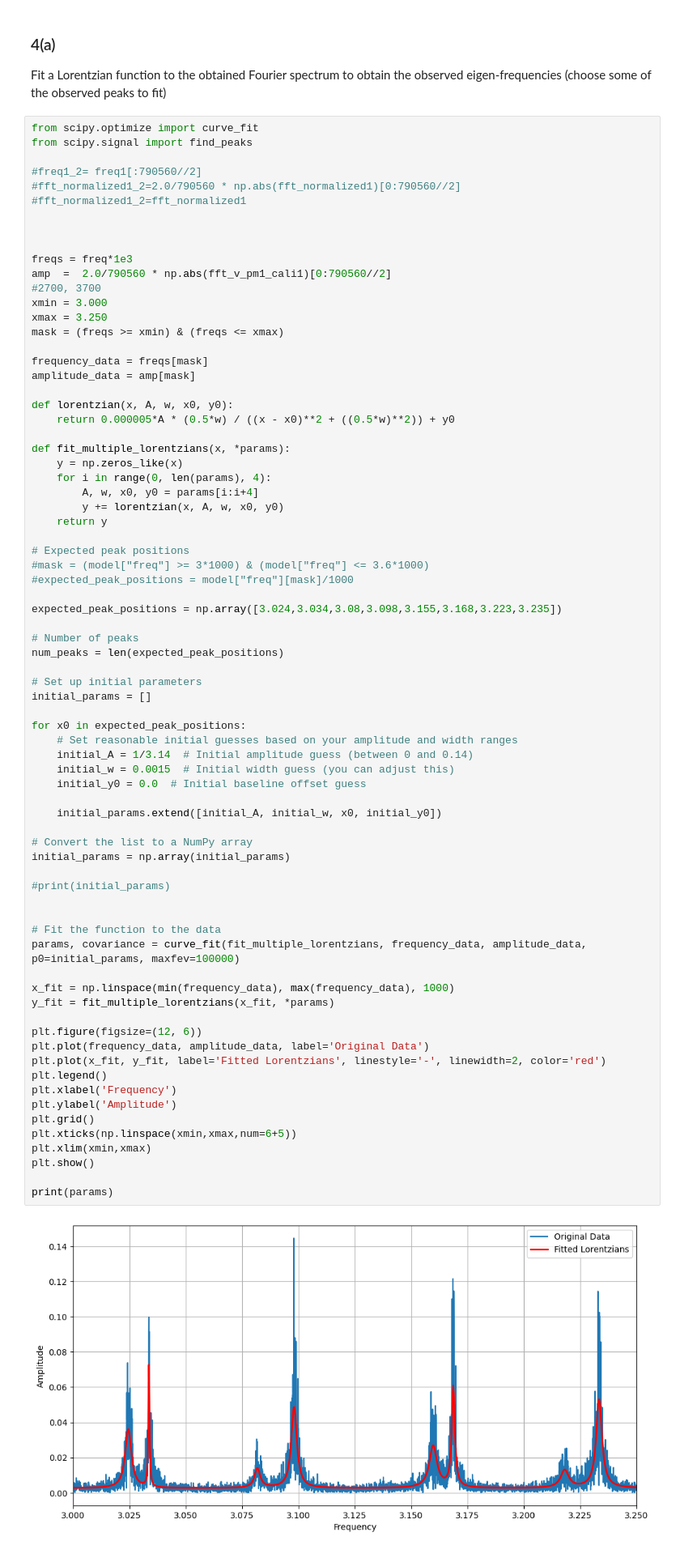
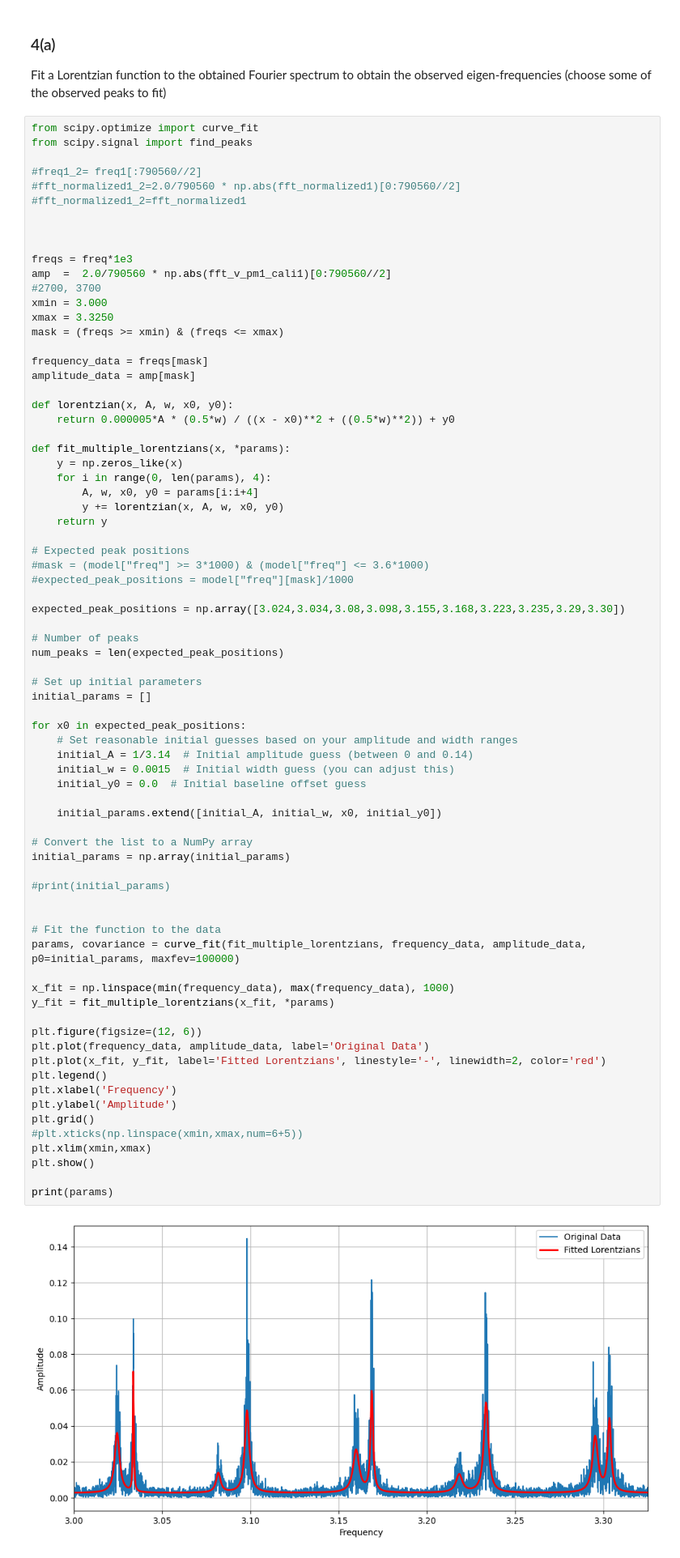
Before and after one commit to inesgpinto/stellar, a Jupyter notebook: mycode/part2.ipynb, the cells around one changed output. Shown: that part at 81% size. Cells and saved outputs as stored; diff of their text form.

```diff
--- a/mycode/part2.ipynb
+++ b/mycode/part2.ipynb
@@ -349,7 +349,7 @@ freqs = freq*1e3
 amp  =  2.0/790560 * np.abs(fft_v_pm1_cali1)[0:790560//2]
 #2700, 3700
 xmin = 3.000
-xmax = 3.250
+xmax = 3.3250
 mask = (freqs >= xmin) & (freqs <= xmax)
 
 frequency_data = freqs[mask]
@@ -369,7 +369,7 @@ def fit_multiple_lorentzians(x, *params):
 #mask = (model["freq"] >= 3*1000) & (model["freq"] <= 3.6*1000)
 #expected_peak_positions = model["freq"][mask]/1000
 
-expected_peak_positions = np.array([3.024,3.034,3.08,3.098,3.155,3.168,3.223,3.235])
+expected_peak_positions = np.array([3.024,3.034,3.08,3.098,3.155,3.168,3.223,3.235,3.29,3.30])
 
 # Number of peaks
 num_peaks = len(expected_peak_positions)
@@ -382,32 +382,32 @@ for x0 in expected_peak_positions:
     initial_A = 1/3.14  # Initial amplitude guess (between 0 and 0.14)
     initial_w = 0.0015  # Initial width guess (you can adjust this)
     initial_y0 = 0.0  # Initial baseline offset guess
 
     initial_params.extend([initial_A, initial_w, x0, initial_y0])
 
 # Convert the list to a NumPy array
 initial_params = np.array(initial_params)
 
 #print(initial_params)
 
 
 # Fit the function to the data
 params, covariance = curve_fit(fit_multiple_lorentzians, frequency_data, amplitude_data, p0=initial_params, maxfev=100000)
 
 x_fit = np.linspace(min(frequency_data), max(frequency_data), 1000)
 y_fit = fit_multiple_lorentzians(x_fit, *params)
 
 plt.figure(figsize=(12, 6))
 plt.plot(frequency_data, amplitude_data, label='Original Data')
 plt.plot(x_fit, y_fit, label='Fitted Lorentzians', linestyle='-', linewidth=2, color='red')
 plt.legend()
 plt.xlabel('Frequency')
 plt.ylabel('Amplitude')
 plt.grid()
-plt.xticks(np.linspace(xmin,xmax,num=6+5))
+#plt.xticks(np.linspace(xmin,xmax,num=6+5))
 plt.xlim(xmin,xmax)
 plt.show()
 
 print(params)
 # %% [output]
-[figure, old version]
+[figure, new version]
```
Also changed, not shown: parts of 2 cells of this notebook.
